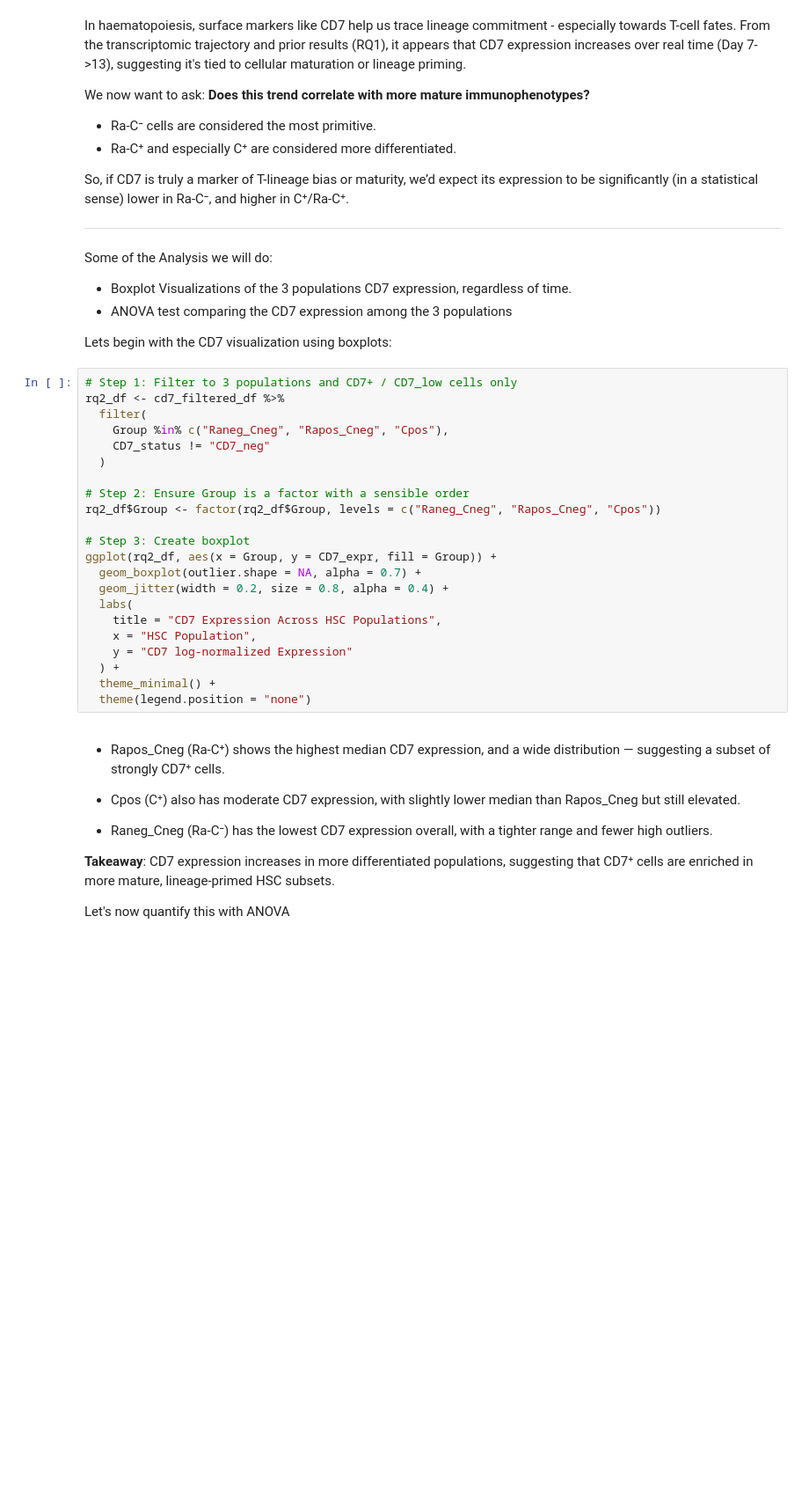
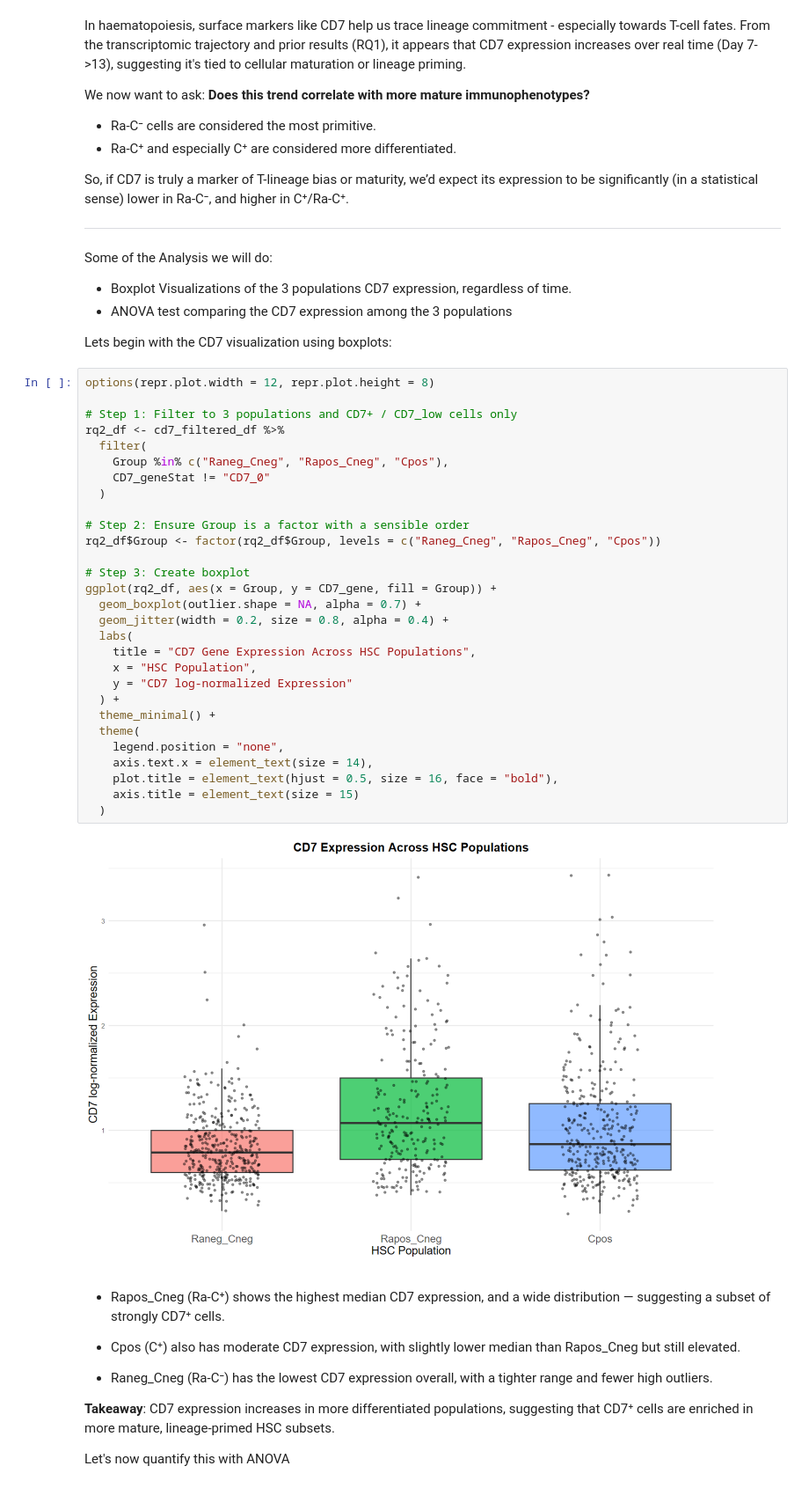
Before and after one commit to piyush-1903/ZandstraEaves_DirectedStudies, a Jupyter notebook: Aim1/d7-d13_RNASeq/Aim2_Analysis.ipynb, the cells around one changed output. Shown at 88% size. Saved outputs shown, nothing was run; the diff lists cells and outputs as text; blank space fills up the shorter version.

```diff
--- a/Aim1/d7-d13_RNASeq/Aim2_Analysis.ipynb
+++ b/Aim1/d7-d13_RNASeq/Aim2_Analysis.ipynb
@@ -762,27 +762,36 @@ Some of the Analysis we will do:
 
 Lets begin with the CD7 visualization using boxplots:
 # %%
+options(repr.plot.width = 12, repr.plot.height = 8)
+
 # Step 1: Filter to 3 populations and CD7+ / CD7_low cells only
 rq2_df <- cd7_filtered_df %>%
   filter(
     Group %in% c("Raneg_Cneg", "Rapos_Cneg", "Cpos"),
-    CD7_status != "CD7_neg"
+    CD7_geneStat != "CD7_0"
   )
 
 # Step 2: Ensure Group is a factor with a sensible order
 rq2_df$Group <- factor(rq2_df$Group, levels = c("Raneg_Cneg", "Rapos_Cneg", "Cpos"))
 
 # Step 3: Create boxplot
-ggplot(rq2_df, aes(x = Group, y = CD7_expr, fill = Group)) +
+ggplot(rq2_df, aes(x = Group, y = CD7_gene, fill = Group)) +
   geom_boxplot(outlier.shape = NA, alpha = 0.7) +
   geom_jitter(width = 0.2, size = 0.8, alpha = 0.4) +
   labs(
-    title = "CD7 Expression Across HSC Populations",
+    title = "CD7 Gene Expression Across HSC Populations",
     x = "HSC Population",
     y = "CD7 log-normalized Expression"
   ) +
   theme_minimal() +
-  theme(legend.position = "none")
+  theme(
+    legend.position = "none",
+    axis.text.x = element_text(size = 14),
+    plot.title = element_text(hjust = 0.5, size = 16, face = "bold"),
+    axis.title = element_text(size = 15)
+  )
+# %% [output]
+[figure, added]
 # %% [markdown]
 - Rapos_Cneg (Ra-C⁺) shows the highest median CD7 expression, and a wide distribution — suggesting a subset of strongly CD7⁺ cells.
 
```
Also changed, not shown: parts of 7 cells of this notebook.
